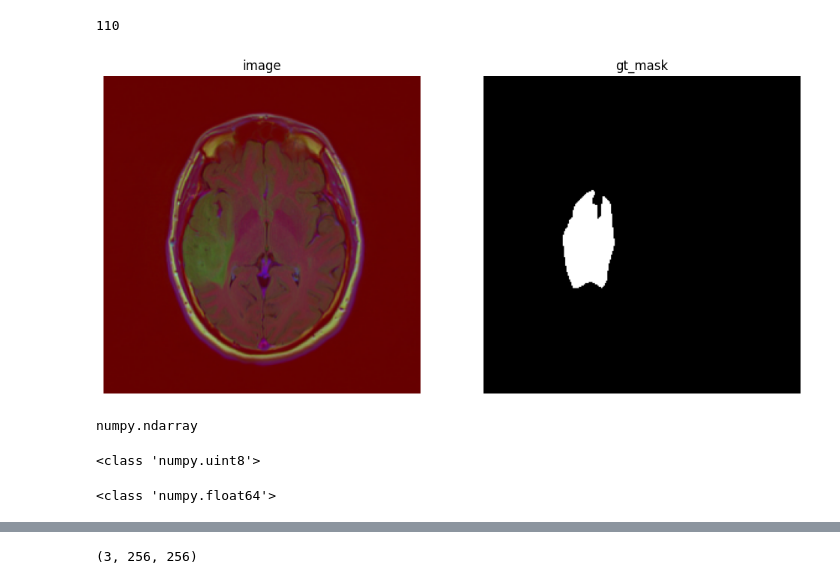
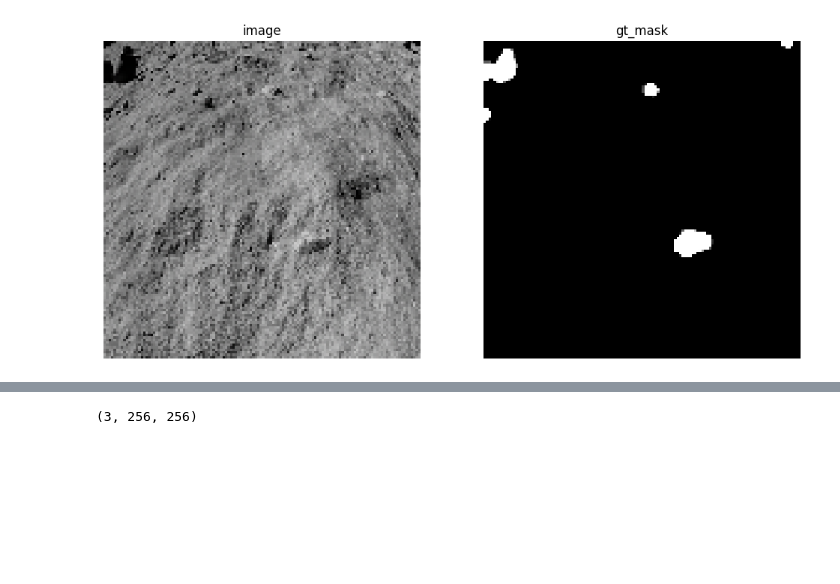
Before and after one commit to SalimFares4/Active-Learning-Segmentation, a Jupyter notebook: scripts/notebooks/01-Annotation.ipynb, the cells around one changed output, grey strips where cells are left out. Saved outputs shown, nothing was run; the diff lists cells and outputs as text; code cells hidden in the pictures; blank space fills up the shorter version.

```diff
--- a/scripts/notebooks/01-Annotation.ipynb
+++ b/scripts/notebooks/01-Annotation.ipynb
@@ -24,3 +24,9 @@ import supervision as sv
+# %%
+home = expanduser("~")
+main_path = home+"/Active-Learning-Segmentation/"
+dataframes_path = main_path + "data/dataframes/"
+trained_models = main_path + "scripts/notebooks/trained_models/"
+notebooks_path = main_path + "scripts/notebooks/"
 # %%
 # DEVICE = torch.device("cuda:0" if torch.cuda.is_available() else "cpu")
 DEVICE = torch.device("cuda" if torch.cuda.is_available() else "cpu")
@@ -30,16 +36,6 @@ CHECKPOINT_PATH = "/root/Master_Thesis/sam/sam_vit_h_4b8939.pth"
 sam = sam_model_registry[MODEL_TYPE](checkpoint=CHECKPOINT_PATH).to(device=DEVICE)
 mask_predictor = SamPredictor(sam)
 # %%
-df = pd.read_csv("/root/Master_Thesis/data/dataframes/brain_df_train.csv")
-
+# df = pd.read_csv("/root/Master_Thesis/data/dataframes/brain_df_train.csv")
 # df = pd.read_csv("/root/Master_Thesis/data/dataframes/aerial_df.csv")
-# df = pd.read_csv("/root/Master_Thesis/data/dataframes/fire_df_train.csv")
+df = pd.read_csv(dataframes_path+"lunar_df_test.csv")
-# %%
-idxs = []
-for i in range(len(df)):
-    if os.path.isfile(df["oracle"][i]):
-        idxs.append(i)
-
-print(len(idxs))
-# %% [output]
-110
@@ -70,29 +42,15 @@ idx = 0
 # %%
 # i = np.random.randint(1, len(df))
 i=1
 import supervision as sv
 
-image = cv2.imread(df["images"][i])
-gt_mask = cv2.imread(df["masks"][i])
+image = np.load(df["images"][i], allow_pickle=True)
+gt_mask = np.load(df["masks"][i], allow_pickle=True)
 # gt_mask = np.sum(gt_mask, axis=2)
 sv.plot_images_grid(
-    images=[image, gt_mask[:, :, 0]],
+    images=[image, gt_mask],
     grid_size=(1, 2),
     titles=['image', 'gt_mask']
 )
 # %% [output]
-[figure, old version]
+[figure, new version]
-# %%
-type(gt_mask)
-# %% [output]
-numpy.ndarray
-# %%
-print(type(image[0,0,0]))
-
-# np.transpose(image, (2, 0 ,1)).shape
-# %% [output]
-<class 'numpy.uint8'>
-# %%
-print(type(norm_image[0,0,0]))
-# %% [output]
-<class 'numpy.float64'>
```
Also changed, not shown: parts of 32 cells of this notebook.
